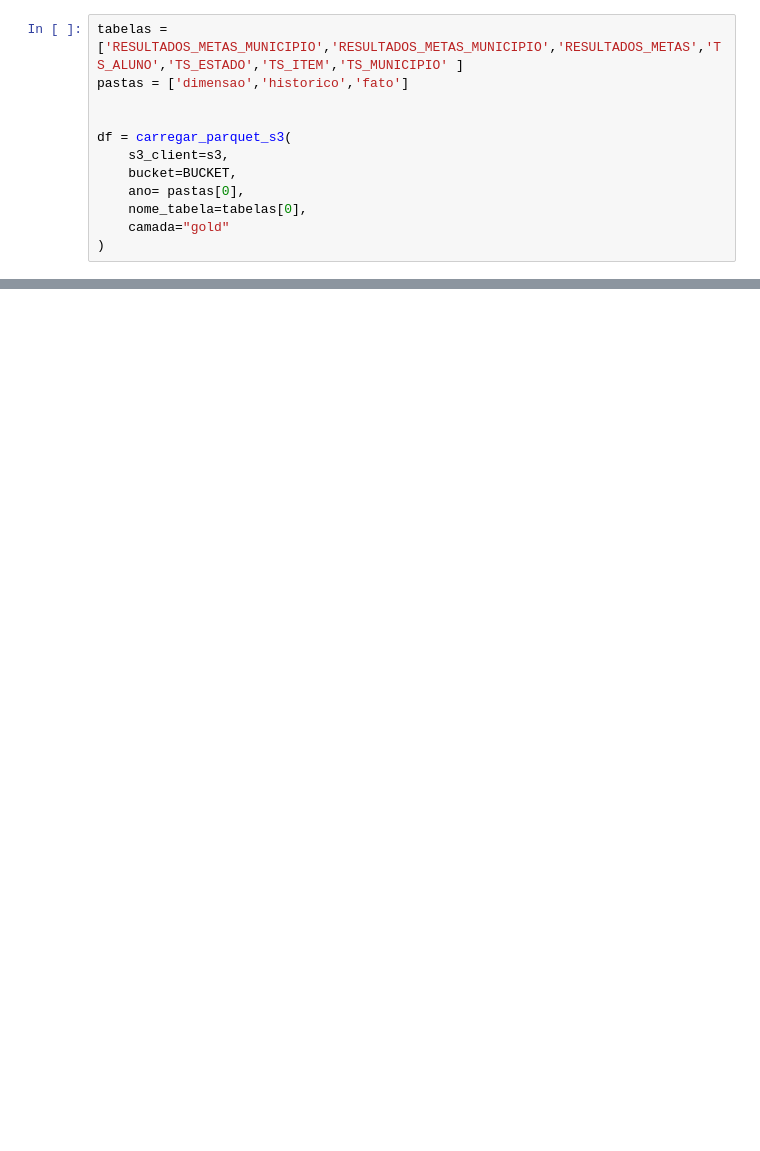
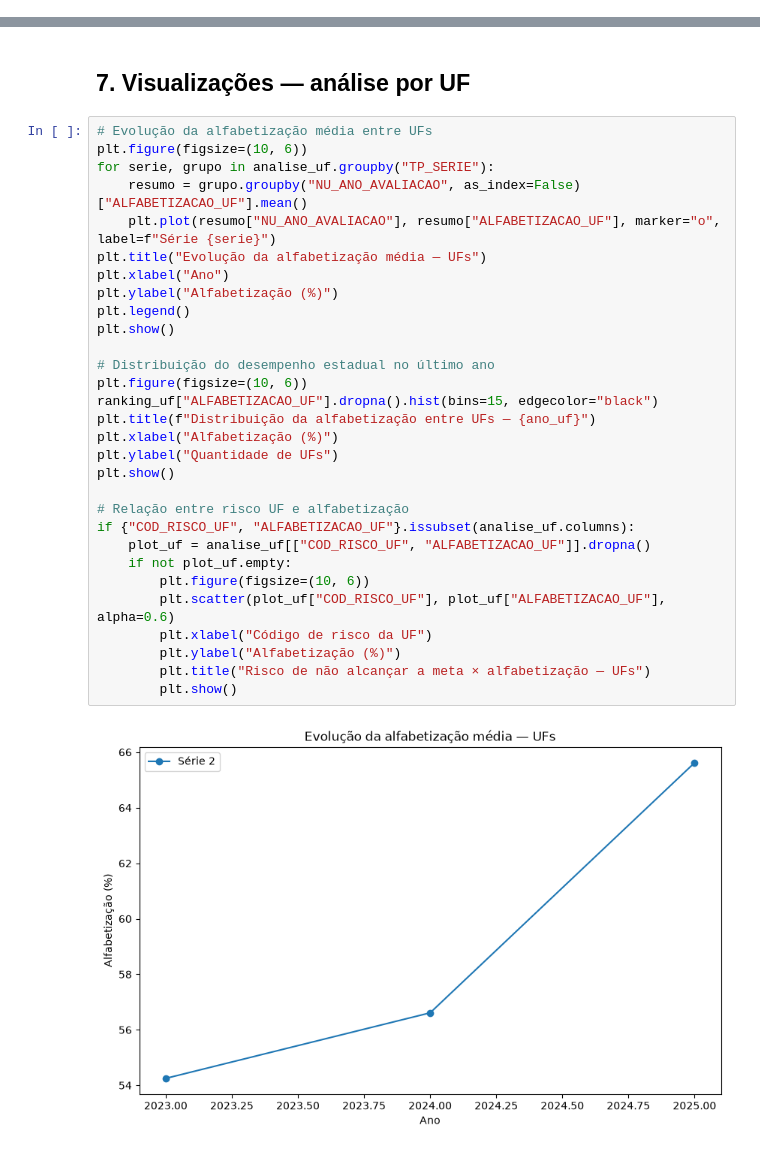
Before and after one commit to LucasRuizMartins/fiap_tech_challenge_03, a Jupyter notebook: notebooks/EDA_JACQUE.ipynb, the cells around one changed output, grey strips where cells are left out. Saved outputs shown, nothing was run; the diff lists cells and outputs as text; blank space fills up the shorter version.

```diff
--- a/notebooks/EDA_JACQUE.ipynb
+++ b/notebooks/EDA_JACQUE.ipynb
@@ -282,12 +0,0 @@ plt.show()
-# %%
-tabelas = ['RESULTADOS_METAS_MUNICIPIO','RESULTADOS_METAS_MUNICIPIO','RESULTADOS_METAS','TS_ALUNO','TS_ESTADO','TS_ITEM','TS_MUNICIPIO' ]
-pastas = ['dimensao','historico','fato']
-
-
-df = carregar_parquet_s3(
-    s3_client=s3,
-    bucket=BUCKET,
-    ano= pastas[0],
-    nome_tabela=tabelas[0],
-    camada="gold"
-)
@@ -295,0 +364,34 @@ Lendo: s3://postech-challenge-datascience-003/gold/ano=dimensao/dados/RESULTADOS
+# %% [markdown]
+## 7. Visualizações — análise por UF
+# %%
+# Evolução da alfabetização média entre UFs
+plt.figure(figsize=(10, 6))
+for serie, grupo in analise_uf.groupby("TP_SERIE"):
+    resumo = grupo.groupby("NU_ANO_AVALIACAO", as_index=False)["ALFABETIZACAO_UF"].mean()
+    plt.plot(resumo["NU_ANO_AVALIACAO"], resumo["ALFABETIZACAO_UF"], marker="o", label=f"Série {serie}")
+plt.title("Evolução da alfabetização média — UFs")
+plt.xlabel("Ano")
+plt.ylabel("Alfabetização (%)")
+plt.legend()
+plt.show()
+
+# Distribuição do desempenho estadual no último ano
+plt.figure(figsize=(10, 6))
+ranking_uf["ALFABETIZACAO_UF"].dropna().hist(bins=15, edgecolor="black")
+plt.title(f"Distribuição da alfabetização entre UFs — {ano_uf}")
+plt.xlabel("Alfabetização (%)")
+plt.ylabel("Quantidade de UFs")
+plt.show()
+
+# Relação entre risco UF e alfabetização
+if {"COD_RISCO_UF", "ALFABETIZACAO_UF"}.issubset(analise_uf.columns):
+    plot_uf = analise_uf[["COD_RISCO_UF", "ALFABETIZACAO_UF"]].dropna()
+    if not plot_uf.empty:
+        plt.figure(figsize=(10, 6))
+        plt.scatter(plot_uf["COD_RISCO_UF"], plot_uf["ALFABETIZACAO_UF"], alpha=0.6)
+        plt.xlabel("Código de risco da UF")
+        plt.ylabel("Alfabetização (%)")
+        plt.title("Risco de não alcançar a meta × alfabetização — UFs")
+        plt.show()
+# %% [output]
+[figure, added]
```
Also changed, not shown: parts of 64 cells of this notebook, 3 other files.
